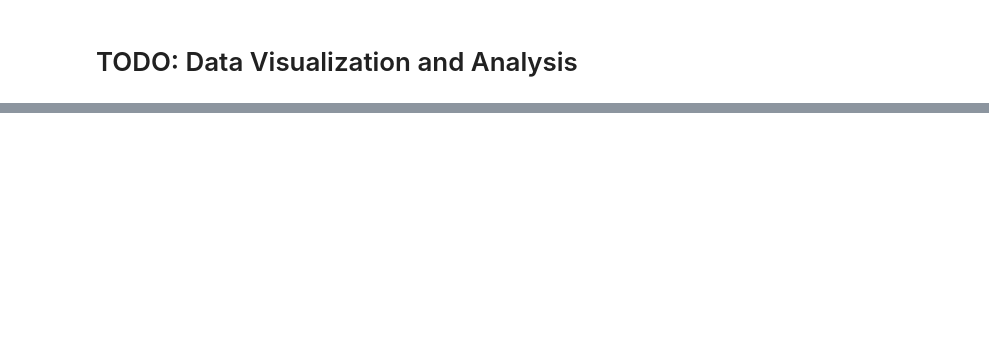
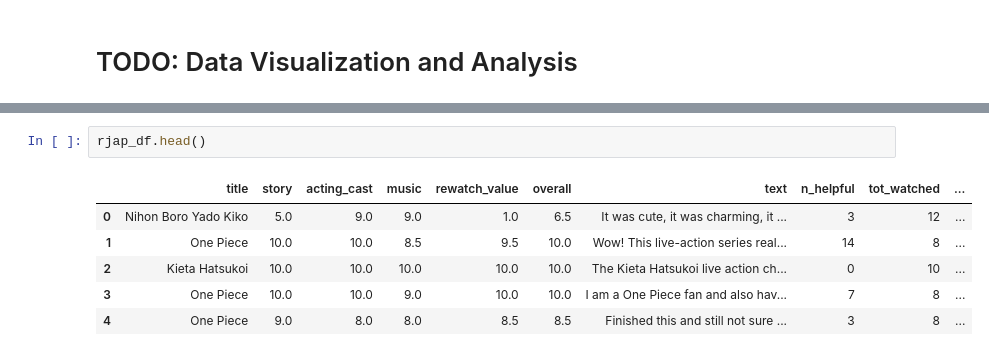
Before and after one commit to chanonchacharu/DM-THAxJPNxKORvisualization, a Jupyter notebook: new-challenger-thaxjap-vs-k-dominance.ipynb, the cells around one changed output, grey strips where cells are left out. Drawn from its saved outputs; the diff is of its cells as text; blank space fills up the shorter version.

```diff
--- a/new-challenger-thaxjap-vs-k-dominance.ipynb
+++ b/new-challenger-thaxjap-vs-k-dominance.ipynb
@@ -167,3 +291,12 @@ memory usage: 633.4+ KB
+# %%
+rjap_df.head()
+# %% [output]
+|  | title | story | acting_cast | music | rewatch_value | overall | text | n_helpful | tot_watched | ... |
+| 0 | Nihon Boro Yado Kiko | 5.0 | 9.0 | 9.0 | 1.0 | 6.5 | It was cute, it was charming, it ... | 3 | 12 | ... |
+| 1 | One Piece | 10.0 | 10.0 | 8.5 | 9.5 | 10.0 | Wow! This live-action series real... | 14 | 8 | ... |
+| 2 | Kieta Hatsukoi | 10.0 | 10.0 | 10.0 | 10.0 | 10.0 | The Kieta Hatsukoi live action ch... | 0 | 10 | ... |
+| 3 | One Piece | 10.0 | 10.0 | 9.0 | 10.0 | 10.0 | I am a One Piece fan and also hav... | 7 | 8 | ... |
+| 4 | One Piece | 9.0 | 8.0 | 8.0 | 8.5 | 8.5 | Finished this and still not sure ... | 3 | 8 | ... |
 # %%
 # There are some wired cases where the tot_watched is greater than tot_ep
 # It is possible that the reviewers rewatched the drama multiple times
```
Also changed, not shown: parts of 13 cells of this notebook.
